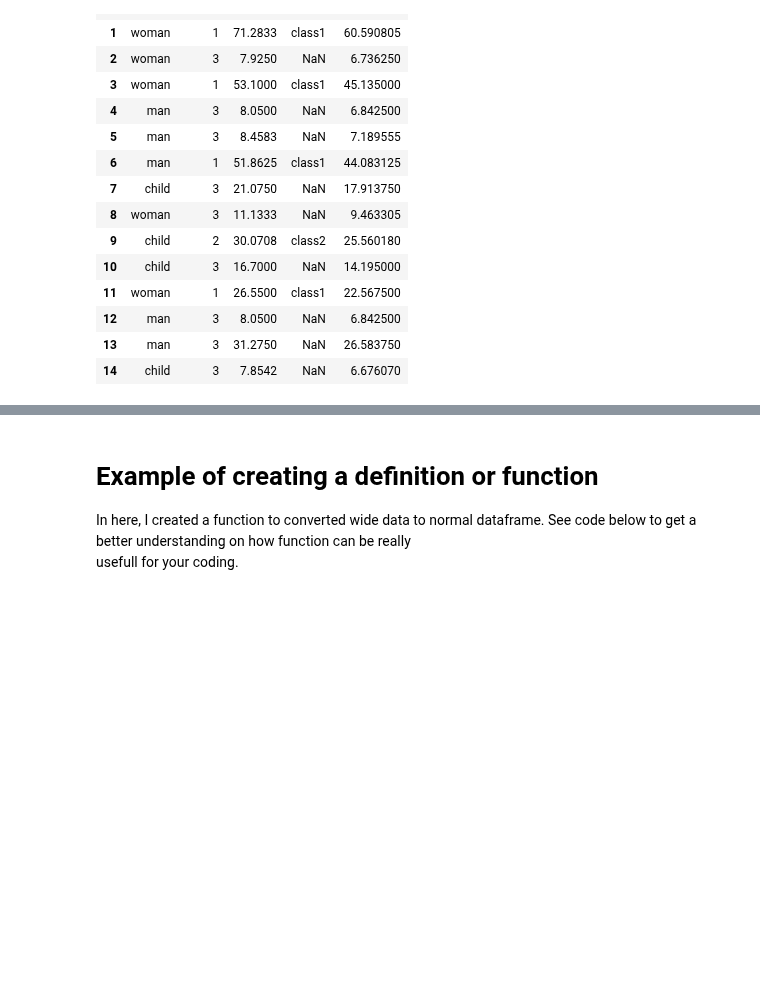
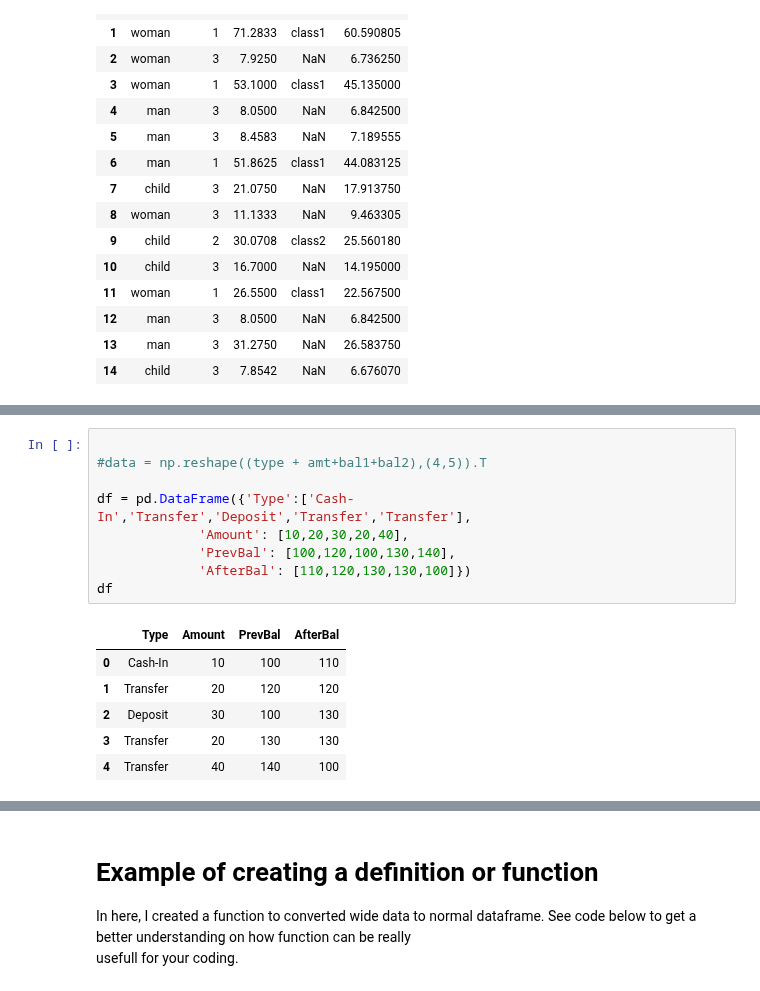
Before and after one commit to RonnyCh/mydsbook, a Jupyter notebook: myBook.ipynb, the cells around one changed output, grey strips where cells are left out. Drawn from its saved outputs; the diff is of its cells as text; blank space fills up the shorter version.

```diff
--- a/myBook.ipynb
+++ b/myBook.ipynb
@@ -312,0 +382,16 @@ result.assign(Discounted=result['fare']*0.85)
+# %%
+
+#data = np.reshape((type + amt+bal1+bal2),(4,5)).T
+
+df = pd.DataFrame({'Type':['Cash-In','Transfer','Deposit','Transfer','Transfer'],
+             'Amount': [10,20,30,20,40],
+             'PrevBal': [100,120,100,130,140],
+             'AfterBal': [110,120,130,130,100]})
+df
+# %% [output]
+|  | Type | Amount | PrevBal | AfterBal |
+| 0 | Cash-In | 10 | 100 | 110 |
+| 1 | Transfer | 20 | 120 | 120 |
+| 2 | Deposit | 30 | 100 | 130 |
+| 3 | Transfer | 20 | 130 | 130 |
+| 4 | Transfer | 40 | 140 | 100 |
```
Also changed, not shown: parts of 17 cells of this notebook.
